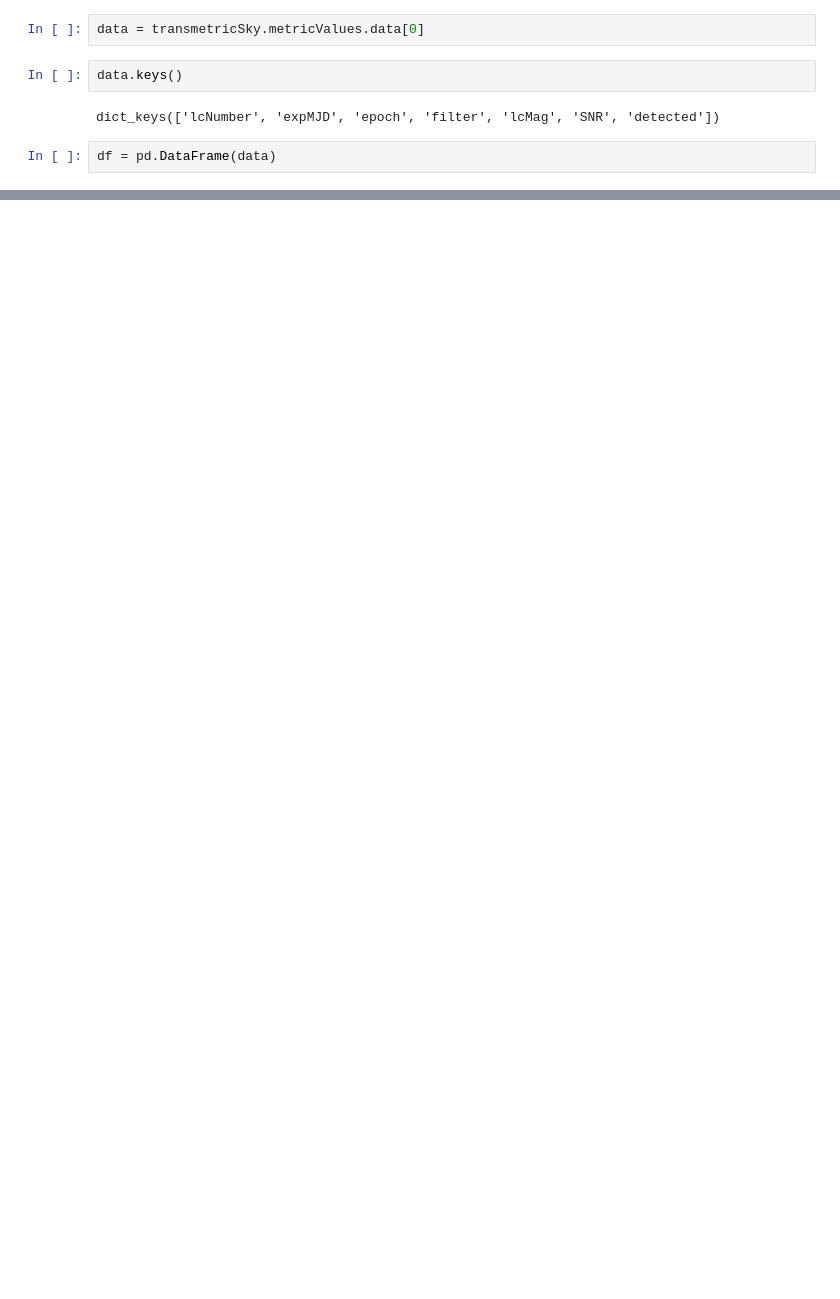
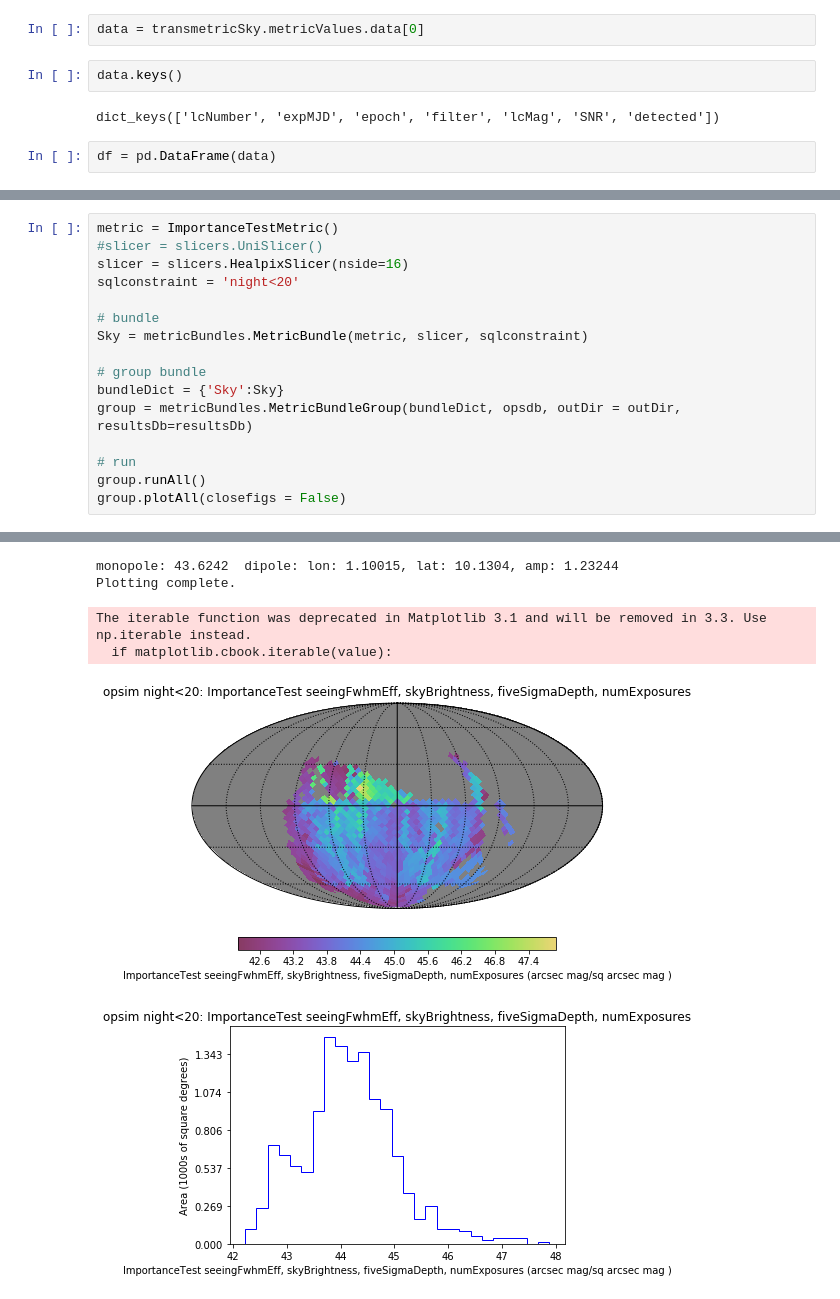
Before and after one commit to xiaolng/maf, a Jupyter notebook: TDEs.ipynb, the cells around one changed output, grey strips where cells are left out. Drawn from its saved outputs; the diff is of its cells as text; blank space fills up the shorter version.

```diff
--- a/TDEs.ipynb
+++ b/TDEs.ipynb
@@ -574,0 +607,17 @@ plt.plot(time, mag, '*')
+# %%
+metric = ImportanceTestMetric()
+#slicer = slicers.UniSlicer()
+slicer = slicers.HealpixSlicer(nside=16)
+sqlconstraint = 'night<20'
+
+# bundle
+Sky = metricBundles.MetricBundle(metric, slicer, sqlconstraint)
+
+# group bundle
+bundleDict = {'Sky':Sky}
+group = metricBundles.MetricBundleGroup(bundleDict, opsdb, outDir = outDir, resultsDb=resultsDb)
+
+# run
+group.runAll()
+group.plotAll(closefigs = False)
+# %% [output]
@@ -574,0 +641,6 @@ plt.plot(time, mag, '*')
+monopole: 43.6242  dipole: lon: 1.10015, lat: 10.1304, amp: 1.23244
+Plotting complete.
+The iterable function was deprecated in Matplotlib 3.1 and will be removed in 3.3. Use np.iterable instead.
+  if matplotlib.cbook.iterable(value):
+[figure, added]
+[figure, added]
```
Also changed, not shown: parts of 12 cells of this notebook.
